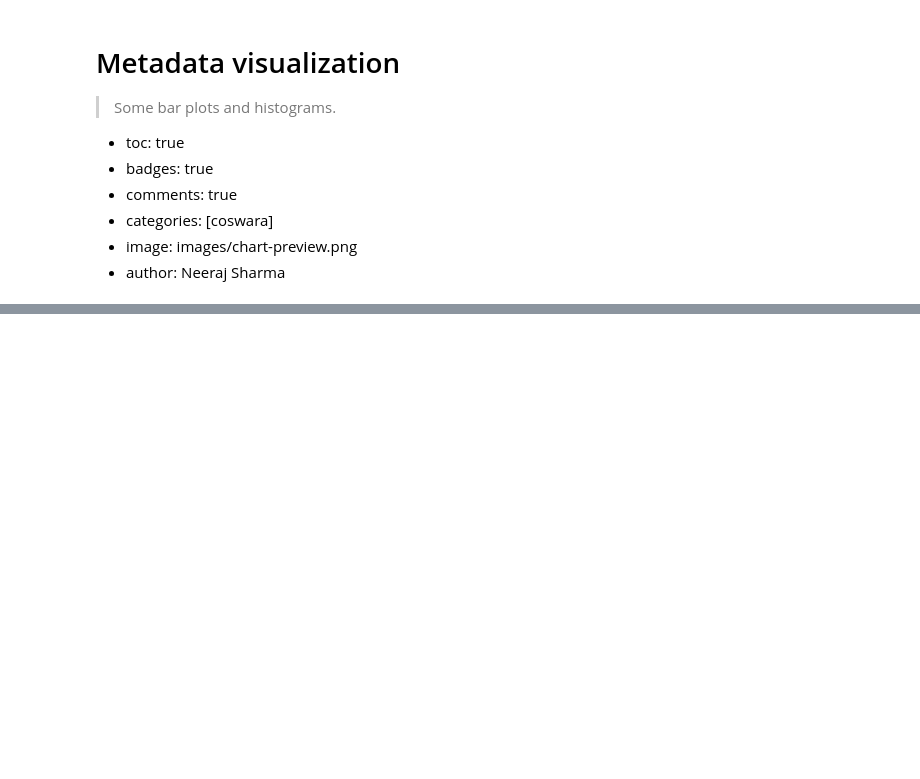
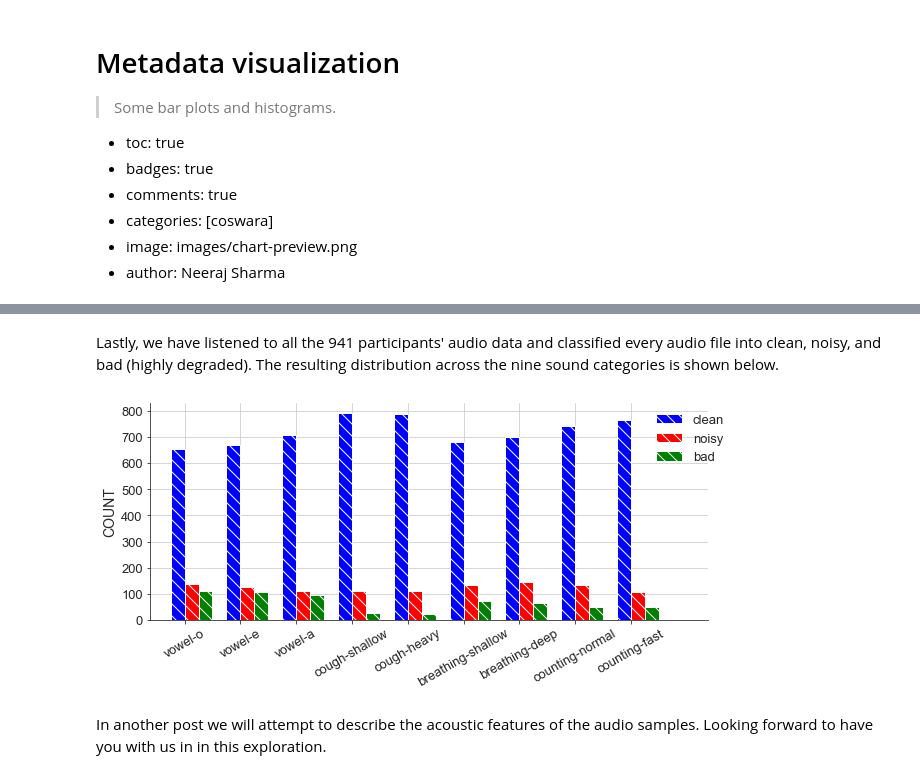
Before and after one commit to iiscleap/coswara-blog, a Jupyter notebook: _notebooks/2020-08-15-visualize_metadata.ipynb, the cells around one changed output, grey strips where cells are left out. Drawn from its saved outputs; the diff is of its cells as text; code cells hidden in the pictures; blank space fills up the shorter version.

```diff
--- a/_notebooks/2020-08-15-visualize_metadata.ipynb
+++ b/_notebooks/2020-08-15-visualize_metadata.ipynb
@@ -54,0 +169,50 @@ plt.show()
+# %% [markdown]
+
+Lastly, we have listened to all the 941 participants' audio data and classified every audio file into clean,
+noisy, and bad (highly degraded). The resulting distribution across the nine sound categories is shown below.
+# %%
+#collapse_show
+labels = ['vowel-o','vowel-e','vowel-a','cough-shallow','cough-heavy','breathing-shallow','breathing-deep',\
+          'counting-normal','counting-fast']
+category_cnt = []
+for label in labels:
+    category_cnt.append(len(DF[(DF[label]==label) & ((DF[label+'-quality']=='clean_audio'))\
+                              & ((DF[label+'-cont']=='y')) & (DF[label+'-vol']=='y')]))
+    category_cnt.append(len(DF[(DF[label]==label) & ((DF[label+'-quality']=='noisy_audio'))\
+                              & ((DF[label+'-cont']=='y'))]))
+    category_cnt.append(len(DF[(DF[label]==label) & (((DF[label+'-quality']=='bad_audio'))\
+                                            |((DF[label+'-quality']=='clean_audio')&(DF[label+'-cont']=='n'))\
+                                            |((DF[label+'-quality']=='noisy_audio')&(DF[label+'-cont']=='n'))\
+                                            )]))
+
+fig = plt.subplots(figsize=(10,4))
+ax = plt.subplot(1,1,1)
+cnt = 0
+indx = 0
+xticks = []
+for i in range(len(category_cnt)//3):
+    if i ==0:
+        ax.bar(cnt,category_cnt[indx],align='center',alpha=1, ecolor='black',capsize=5,hatch="\\\\",color='blue',width=1,label='clean')
+        ax.bar(cnt+1,category_cnt[indx+1],align='center',alpha=1, ecolor='black',capsize=5,hatch="\\\\",color='red',width=1,label='noisy')
+        ax.bar(cnt+2,category_cnt[indx+2],align='center',alpha=1, ecolor='black',capsize=5,hatch="\\\\",color='green',width=1,label='bad')
+    else:
+        ax.bar(cnt,category_cnt[indx],align='center',alpha=1, ecolor='black',capsize=5,hatch="\\\\",color='blue',width=1)
+        ax.bar(cnt+1,category_cnt[indx+1],align='center',alpha=1, ecolor='black',capsize=5,hatch="\\\\",color='red',width=1)
+        ax.bar(cnt+2,category_cnt[indx+2],align='center',alpha=1, ecolor='black',capsize=5,hatch="\\\\",color='green',width=1)
+    xticks.append(cnt+.5)
+    cnt = cnt+4
+    indx = indx+3
+ax.set_xticks(xticks)
+ax.set_xticklabels(labels,rotation=30,fontsize=13)
+ax.grid(True)
+ax.set_xlim(-2,cnt+2)
+ax.legend(loc='upper right',frameon=False,bbox_to_anchor=(1.05,1),fontsize=13)
+ax.spines['right'].set_visible(False)
+ax.spines['top'].set_visible(False)
+plt.ylabel('COUNT', fontsize=14)
+plt.yticks(fontsize=13)
+plt.show()
+# %% [output]
+[figure, added]
+# %% [markdown]
+In another post we will attempt to describe the acoustic features of the audio samples. Looking forward to have you with us in in this exploration.
```
Also changed, not shown: parts of 6 cells of this notebook.
